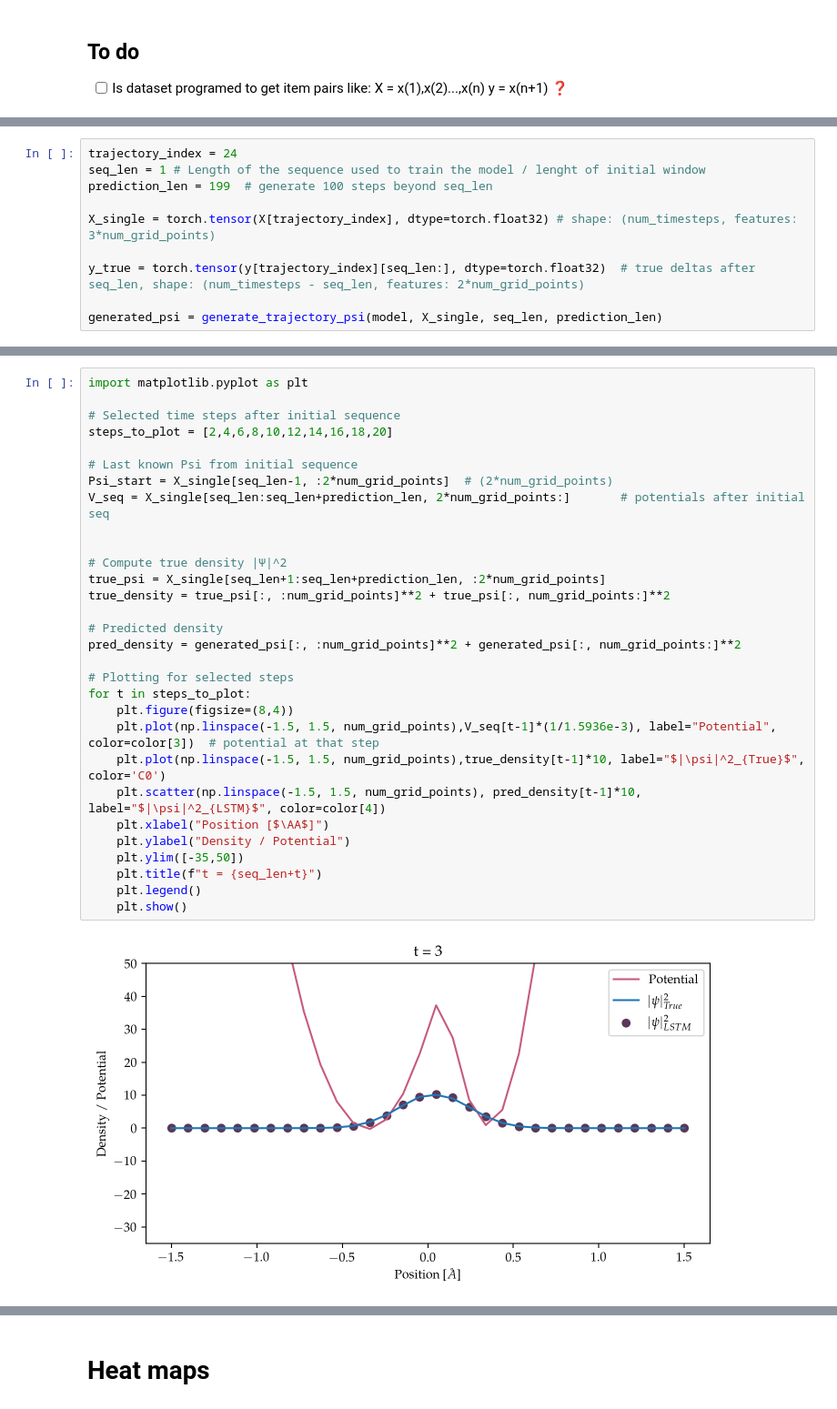
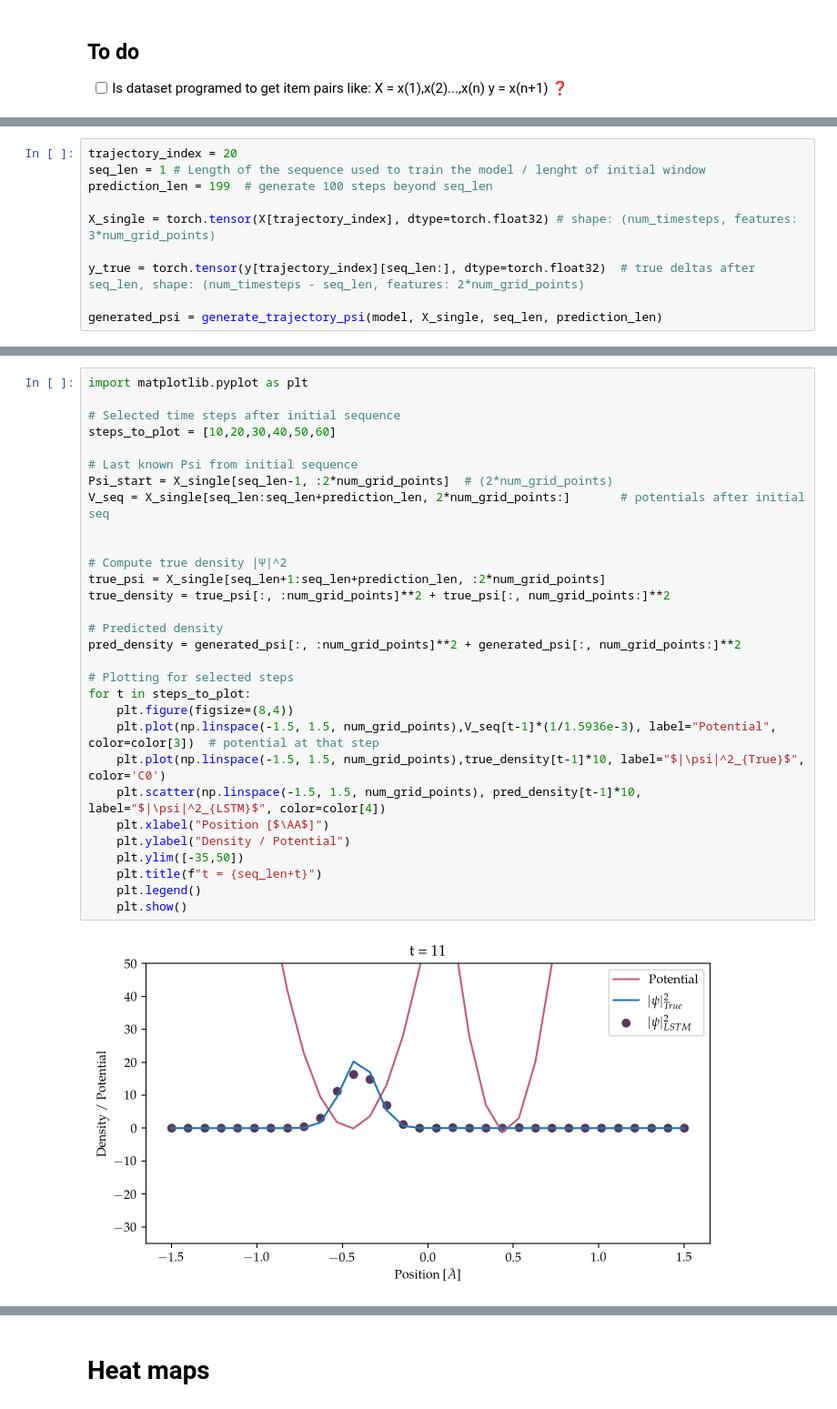
Before and after one commit to Jessi-MM/LSTM_PropagatorLearning, a Jupyter notebook: notebooks/new_03_predictions_visualization.ipynb, the cells around one changed output, grey strips where cells are left out. Shown: that part at 91% size. Drawn from its saved outputs; the diff is of its cells as text.

```diff
--- a/notebooks/new_03_predictions_visualization.ipynb
+++ b/notebooks/new_03_predictions_visualization.ipynb
@@ -160,7 +165,7 @@ def generate_trajectory_psi(model, X_seq, seq_len, prediction_len):
     generated = torch.stack(generated)  # shape: (prediction_len, 2*num_grid_points)
     return generated
 # %%
-trajectory_index = 24
+trajectory_index = 20
 seq_len = 1 # Length of the sequence used to train the model / lenght of initial window
 prediction_len = 199  # generate 100 steps beyond seq_len
 
@@ -186,32 +191,32 @@ Integral of |ψ(r,t)|² in [a.u.]: 1.000000
 # %%
 import matplotlib.pyplot as plt
 
 # Selected time steps after initial sequence
-steps_to_plot = [2,4,6,8,10,12,14,16,18,20]
+steps_to_plot = [10,20,30,40,50,60]
 
 # Last known Psi from initial sequence
 Psi_start = X_single[seq_len-1, :2*num_grid_points]  # (2*num_grid_points)
 V_seq = X_single[seq_len:seq_len+prediction_len, 2*num_grid_points:]       # potentials after initial seq
 
 
 # Compute true density |Ψ|^2
 true_psi = X_single[seq_len+1:seq_len+prediction_len, :2*num_grid_points]
 true_density = true_psi[:, :num_grid_points]**2 + true_psi[:, num_grid_points:]**2
 
 # Predicted density
 pred_density = generated_psi[:, :num_grid_points]**2 + generated_psi[:, num_grid_points:]**2
 
 # Plotting for selected steps
 for t in steps_to_plot:
     plt.figure(figsize=(8,4))
     plt.plot(np.linspace(-1.5, 1.5, num_grid_points),V_seq[t-1]*(1/1.5936e-3), label="Potential", color=color[3])  # potential at that step
     plt.plot(np.linspace(-1.5, 1.5, num_grid_points),true_density[t-1]*10, label="$|\psi|^2_{True}$", color='C0')
     plt.scatter(np.linspace(-1.5, 1.5, num_grid_points), pred_density[t-1]*10, label="$|\psi|^2_{LSTM}$", color=color[4])
     plt.xlabel("Position [$\AA$]")
     plt.ylabel("Density / Potential")
     plt.ylim([-35,50])
     plt.title(f"t = {seq_len+t}")
     plt.legend()
     plt.show()
 # %% [output]
-[figure, old version]
+[figure, new version]
```
Also changed, not shown: parts of 5 cells of this notebook.
